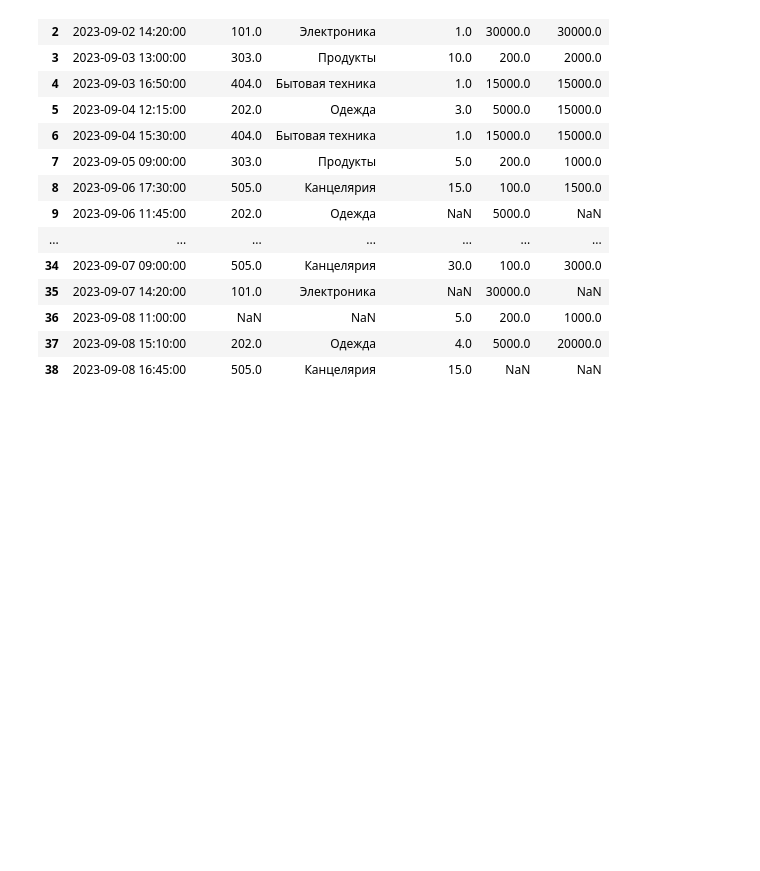
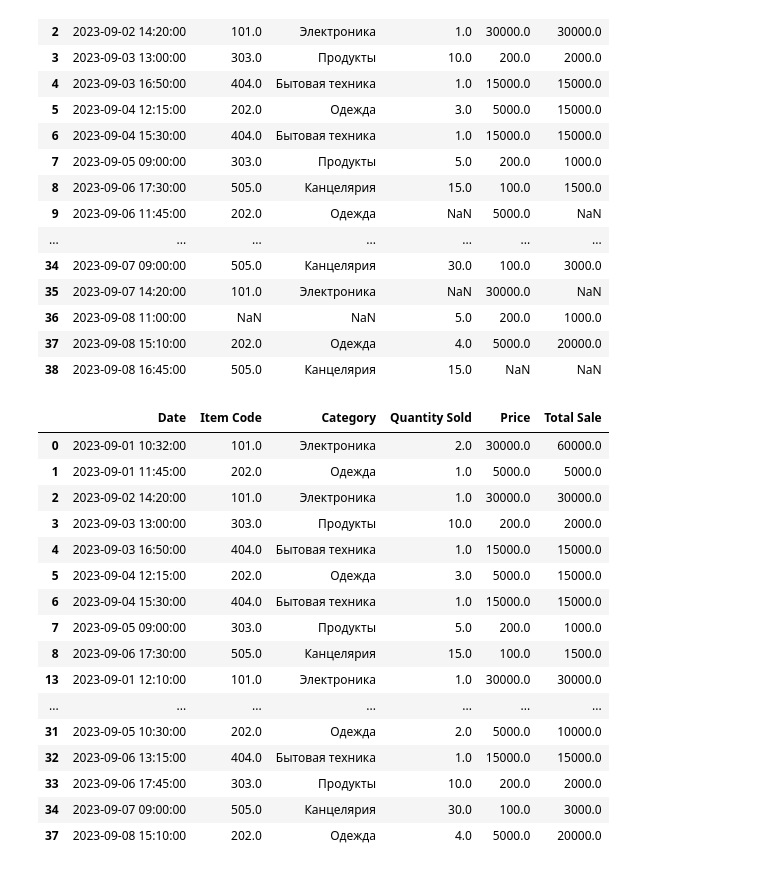
Before and after one commit to renat2006/case-1-k-f-201, a Jupyter notebook: data/table_all.ipynb, the cells around one changed output. Drawn from its saved outputs; the diff is of its cells as text; code cells hidden in the pictures; blank space fills up the shorter version.

```diff
--- a/data/table_all.ipynb
+++ b/data/table_all.ipynb
@@ -96,3 +96,23 @@ def process_table(path_log_file):
   print(f"Ошибка при обработке таблицы: {e}")
 
 process_table(path_log_file)
+# %%
+merged_table
+# %% [output]
+|  | Date | Item Code | Category | Quantity Sold | Price | Total Sale |
+| 0 | 2023-09-01 10:32:00 | 101.0 | Электроника | 2.0 | 30000.0 | 60000.0 |
+| 1 | 2023-09-01 11:45:00 | 202.0 | Одежда | 1.0 | 5000.0 | 5000.0 |
+| 2 | 2023-09-02 14:20:00 | 101.0 | Электроника | 1.0 | 30000.0 | 30000.0 |
+| 3 | 2023-09-03 13:00:00 | 303.0 | Продукты | 10.0 | 200.0 | 2000.0 |
+| 4 | 2023-09-03 16:50:00 | 404.0 | Бытовая техника | 1.0 | 15000.0 | 15000.0 |
+| 5 | 2023-09-04 12:15:00 | 202.0 | Одежда | 3.0 | 5000.0 | 15000.0 |
+| 6 | 2023-09-04 15:30:00 | 404.0 | Бытовая техника | 1.0 | 15000.0 | 15000.0 |
+| 7 | 2023-09-05 09:00:00 | 303.0 | Продукты | 5.0 | 200.0 | 1000.0 |
+| 8 | 2023-09-06 17:30:00 | 505.0 | Канцелярия | 15.0 | 100.0 | 1500.0 |
+| 13 | 2023-09-01 12:10:00 | 101.0 | Электроника | 1.0 | 30000.0 | 30000.0 |
+| ... | ... | ... | ... | ... | ... | ... |
+| 31 | 2023-09-05 10:30:00 | 202.0 | Одежда | 2.0 | 5000.0 | 10000.0 |
+| 32 | 2023-09-06 13:15:00 | 404.0 | Бытовая техника | 1.0 | 15000.0 | 15000.0 |
+| 33 | 2023-09-06 17:45:00 | 303.0 | Продукты | 10.0 | 200.0 | 2000.0 |
+| 34 | 2023-09-07 09:00:00 | 505.0 | Канцелярия | 30.0 | 100.0 | 3000.0 |
+| 37 | 2023-09-08 15:10:00 | 202.0 | Одежда | 4.0 | 5000.0 | 20000.0 |
```
Also changed, not shown: parts of 2 cells of this notebook.
